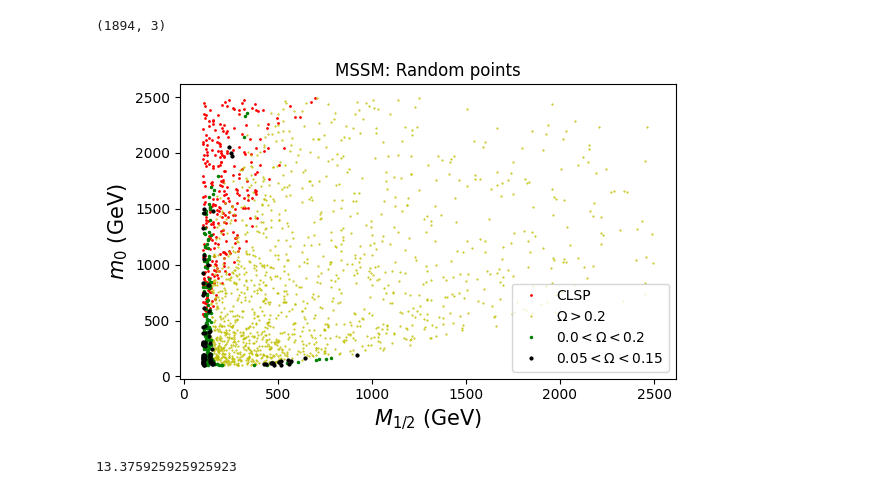
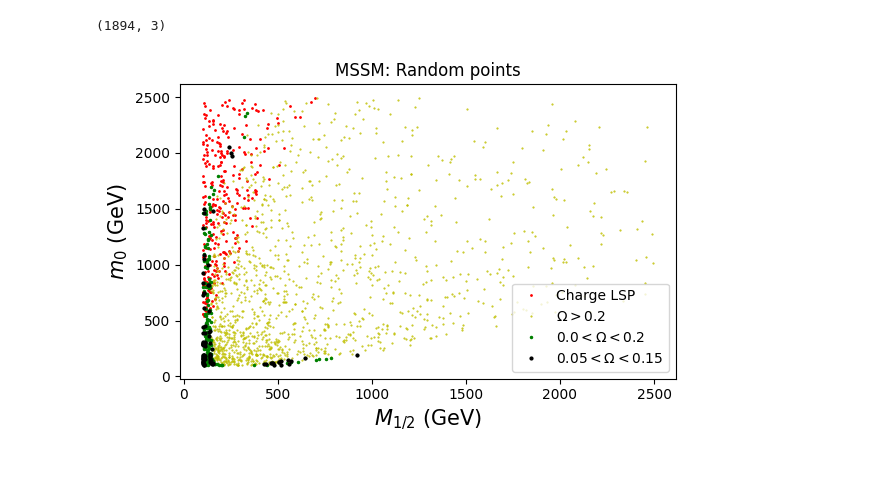
Before and after one commit to anferivera/MSSM_xBIT, a Jupyter notebook: MSSM_random_output_v1.ipynb, the cells around one changed output. Cells and saved outputs as stored; diff of their text form; code cells hidden in the pictures.

```diff
--- a/MSSM_random_output_v1.ipynb
+++ b/MSSM_random_output_v1.ipynb
@@ -92,6 +97,12 @@ xd[:3]
 xd.shape
 # %% [output]
 (1894, 3)
+# %%
+xd = pd.read_csv('random.csv')
+del(xd['Unnamed: 0'] )
+
+xd = xd.reset_index()
+del[xd['index']]
 # %%
 #For good plots
 #plt.rcParams.update({'font.size': 20})
@@ -106,19 +117,19 @@ CLSP = xd[xd.Omega < 0.0]
 # %%
 plt.figure(figsize=(6,4))
 
 #plt.plot(xd.m0, xd.m12,'r.')
-plt.plot(CLSP.m0, CLSP.m12,'r.', markersize=2, label='CLSP')
+plt.plot(CLSP.m0, CLSP.m12,'r.', markersize=2, label='Charge LSP')
 plt.plot(yd.m12, yd.m0,'y.', markersize=1, label='$\Omega > 0.2$')
 plt.plot(wd.m12, wd.m0,'g.', markersize=3, label='$0.0 < \Omega < 0.2$')
 plt.plot(zd.m12, zd.m0,'k.', markersize=4, label='$0.05 < \Omega < 0.15$')
 
 plt.ylabel(r'$m_0$ (GeV)',size=15)
 plt.xlabel(r'$M_{1/2}$ (GeV)',size=15)
 plt.title('MSSM: Random points')
 plt.legend()
 
 plt.tight_layout()
 
 plt.savefig('random.pdf')
 # %% [output]
-[figure, old version]
+[figure, new version]
@@ -127,4 +135,0 @@ a=722.3/900
-# %%
-a*1000/60
-# %% [output]
-13.375925925925923
```
Also changed, not shown: parts of 6 cells of this notebook, 4 other files.
